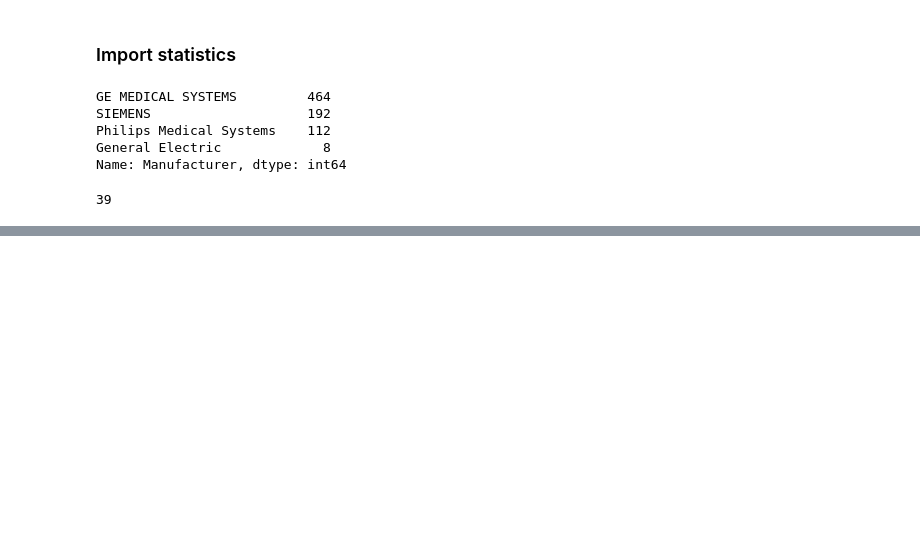
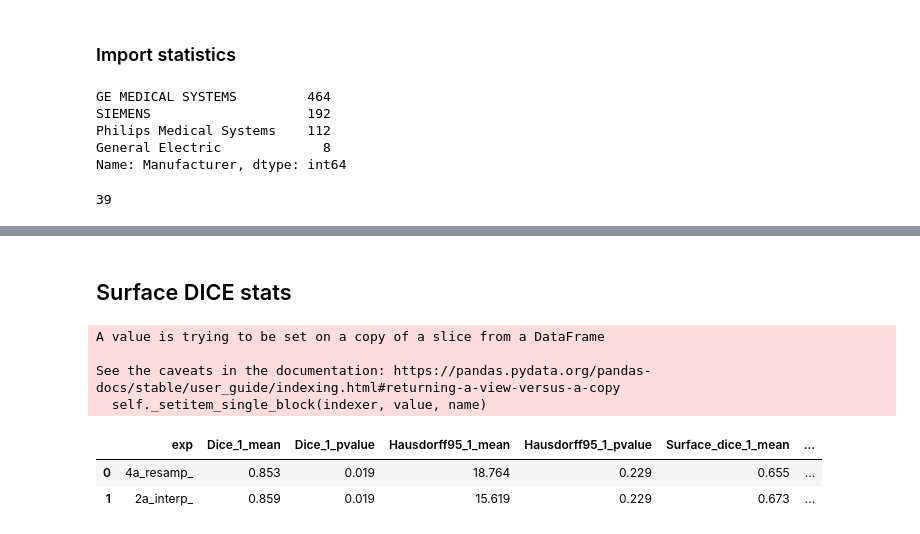
Before and after one commit to MedImAIR/brain-mri-processing-pipeline, a Jupyter notebook: preprocessing/metrics/statistics.ipynb, the cells around one changed output, grey strips where cells are left out. Saved outputs shown, nothing was run; the diff lists cells and outputs as text; code cells hidden in the pictures; blank space fills up the shorter version.

```diff
--- a/preprocessing/metrics/statistics.ipynb
+++ b/preprocessing/metrics/statistics.ipynb
@@ -490,0 +493,2 @@ p_val
+# %% [markdown]
+## Surface DICE stats
@@ -490,0 +535,13 @@ p_val
+# %%
+make_pivot(exp_1 = '3a_atlas_',
+            exp_2 = '2a_interp_',
+            fold_isin = [0,1,2],
+            columns = columns_1, result_df = result_df)
+# %% [output]
+A value is trying to be set on a copy of a slice from a DataFrame
+
+See the caveats in the documentation: https://pandas.pydata.org/pandas-docs/stable/user_guide/indexing.html#returning-a-view-versus-a-copy
+  self._setitem_single_block(indexer, value, name)
+|  | exp | Dice_1_mean | Dice_1_pvalue | Hausdorff95_1_mean | Hausdorff95_1_pvalue | Surface_dice_1_mean | ... |
+| 0 | 4a_resamp_ | 0.853 | 0.019 | 18.764 | 0.229 | 0.655 | ... |
+| 1 | 2a_interp_ | 0.859 | 0.019 | 15.619 | 0.229 | 0.673 | ... |
```
Also changed, not shown: parts of 15 cells of this notebook, 10 other files.
